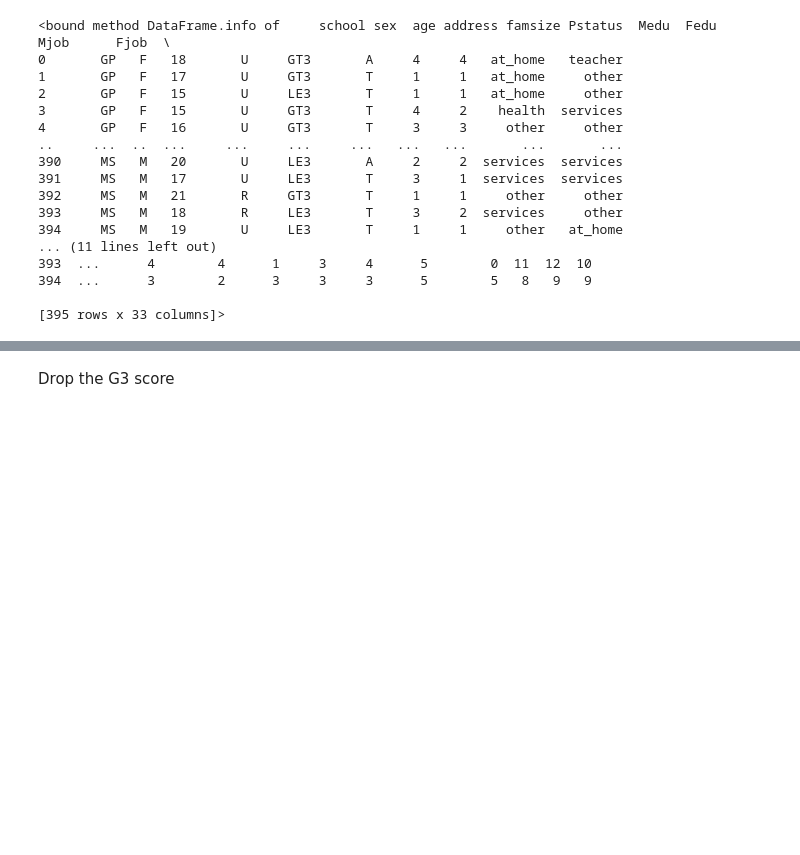
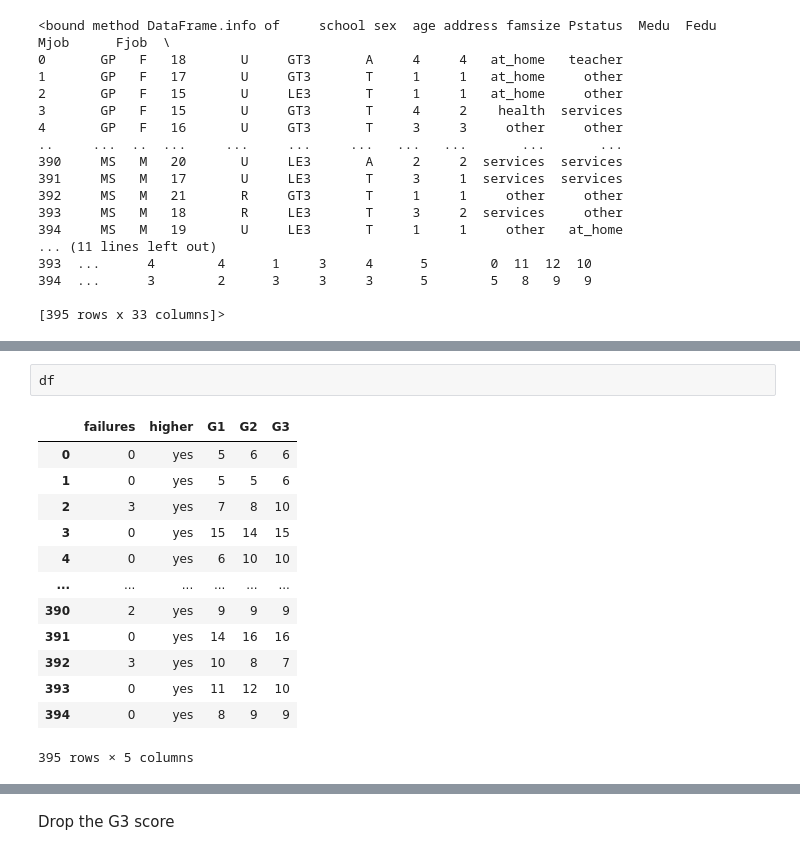
Before and after one commit to CMU-313/fall-22-hw4-f4, a Jupyter notebook: model_build.ipynb, the cells around one changed output, grey strips where cells are left out. Drawn from its saved outputs; the diff is of its cells as text; blank space fills up the shorter version.

```diff
--- a/model_build.ipynb
+++ b/model_build.ipynb
@@ -62,0 +63,16 @@ df.info
+# %%
+df
+# %% [output]
+|  | failures | higher | G1 | G2 | G3 |
+| 0 | 0 | yes | 5 | 6 | 6 |
+| 1 | 0 | yes | 5 | 5 | 6 |
+| 2 | 3 | yes | 7 | 8 | 10 |
+| 3 | 0 | yes | 15 | 14 | 15 |
+| 4 | 0 | yes | 6 | 10 | 10 |
+| ... | ... | ... | ... | ... | ... |
+| 390 | 2 | yes | 9 | 9 | 9 |
+| 391 | 0 | yes | 14 | 16 | 16 |
+| 392 | 3 | yes | 10 | 8 | 7 |
+| 393 | 0 | yes | 11 | 12 | 10 |
+| 394 | 0 | yes | 8 | 9 | 9 |
+395 rows × 5 columns
```
Also changed, not shown: parts of 17 cells of this notebook, 3 other files.
